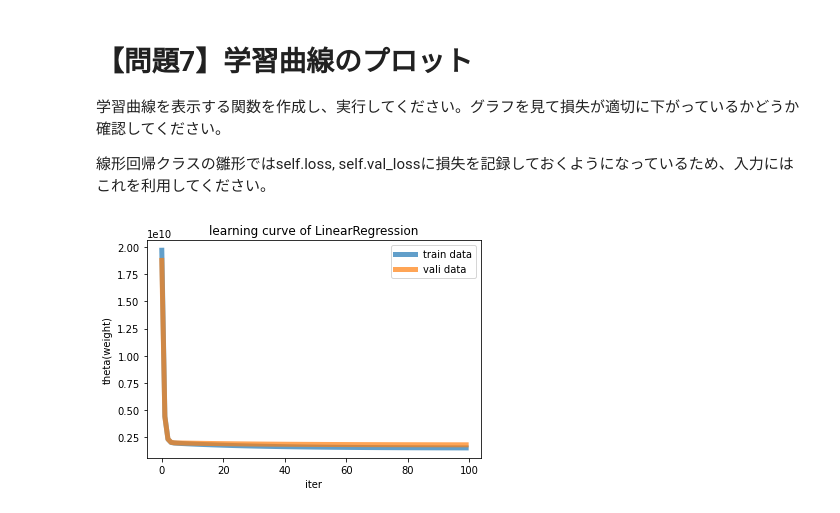
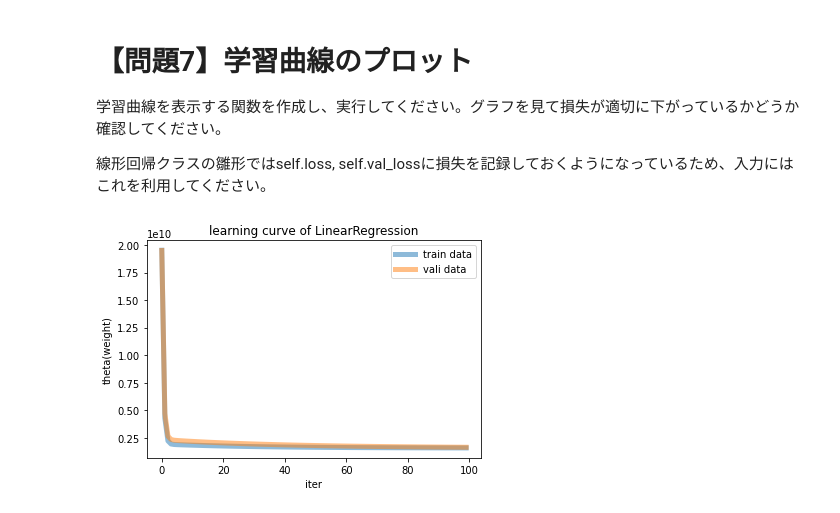
Before and after one commit to kazuya99986/diveintocode-ml, a Jupyter notebook: sprint3-LinerRegression.ipynb, the cells around one changed output. Cells and saved outputs as stored; diff of their text form; code cells hidden in the pictures.

```diff
--- a/sprint3-LinerRegression.ipynb
+++ b/sprint3-LinerRegression.ipynb
@@ -54,20 +54,15 @@ class ScratchLinearRegression():
             # 問題1（過程関数の計算）
             hypothesis = self._linear_hypothesis(X, self.theta)
 
+            if X_val is not None and y_val is not None: #検証データ(val)設定時稼働
+                hypothesis_val = self._linear_hypothesis(X_val, self.theta)
+
+
             # 問題2（最急降下法によるパラメータの更新値計算）
             self.theta = self._gradient_descent(X, y, hypothesis, self.theta)
 
             # 問題7（学習曲線のプロット）のグラフ描画時（問題5（損失関数）で作成した関数を使用）
-            self._loss_func(hypothesis, m, i, y)
-
-        if X_val is not None and y_val is not None: #検証データが引数に設定された場合、検証データにもメイン処理を施し、val_lossを作成する
-            self.theta_val = np.zeros((X.shape[1],1)) #theta初期化
-            m_val = len(y_val)
-
-            for i in range(self.iter):
-                hypothesis = self._linear_hypothesis(X_val, self.theta_val)
-                self.theta_val = self._gradient_descent(X_val, y_val, hypothesis, self.theta_val)
-                self._loss_func(hypothesis, m_val, i, y_val, val=True)
+            self._loss_func(hypothesis, m, i, y, hypothesis_val=hypothesis_val, y_val=y_val)
 
 
     # 問題1
@@ -137,7 +132,7 @@ class ScratchLinearRegression():
 
 
     # 問題5
-    def _loss_func(self, hypothesis, m, i, y, val=False):
+    def _loss_func(self, hypothesis, m, i, y, hypothesis_val=None, y_val=None):
         """
         損失関数
         --------
@@ -149,16 +144,29 @@ class ScratchLinearRegression():
         　　　ループ回数
         y　：　次の形のndarray, shape (n_samples, 1)
           学習データ（目的変数）
+        hypothesis_val：
+        　　　　線形の仮定関数による検証データの推定結果
+    　　　　　　　y_val：
+    　　　　　　　　　　　検証データ（目的関数）
         """
         diff = hypothesis - y
         sqr_errors = np.square(diff)
         j = 1 / (2 * m) * np.sum(sqr_errors)
 
-        if val == False:
-          self.loss[i] = j
+        self.loss[i] = j
 
-        else:
-          self.val_loss[i] = j
+        if y_val is not None:
+          m_val = len(y_val)
+
+          diff = hypothesis_val - y_val
+          sqr_errors = np.square(diff)
+
+          j_val = 1 / (2 * m_val) * np.sum(sqr_errors)
+
+          self.val_loss[i] = j_val
+
+        return
+
 
     # 問題4
     def _mse(self, X, y):
@@ -376,10 +399,10 @@ Y_pred
 # %%
 plt.title('learning curve of LinearRegression')
 plt.xlabel('iter')
 plt.ylabel('theta(weight)')
-plt.plot(a.loss, linewidth=5, alpha=0.7, label='train data')
-plt.plot(a.val_loss, linewidth=5, alpha=0.7, label='vali data')
+plt.plot(a.loss, linewidth=5, alpha=0.5, label='train data')
+plt.plot(a.val_loss, linewidth=5, alpha=0.5, label='vali data')
 plt.legend()
 plt.show()
 # %% [output]
-[figure, old version]
+[figure, new version]
```
Also changed, not shown: parts of 2 cells of this notebook.
